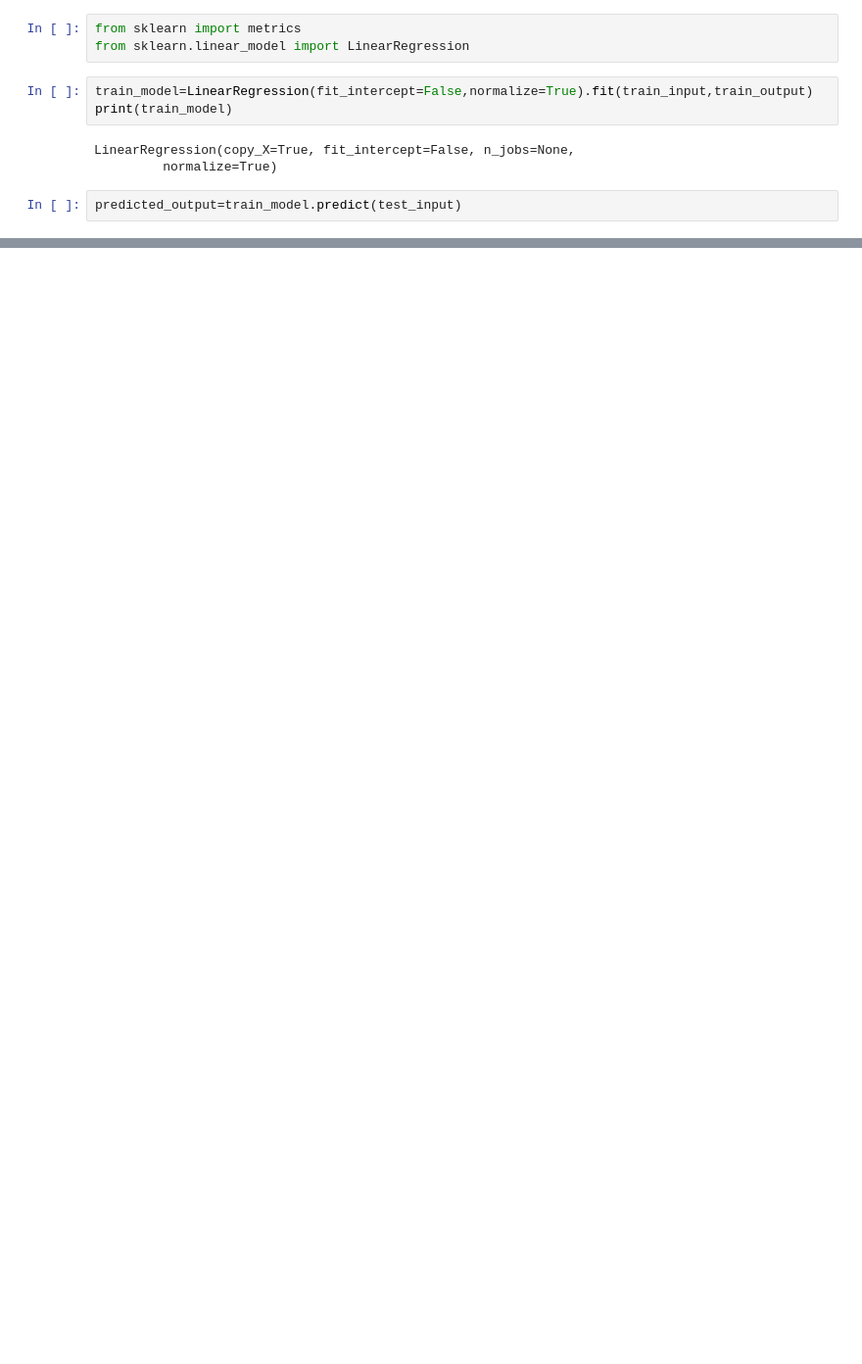
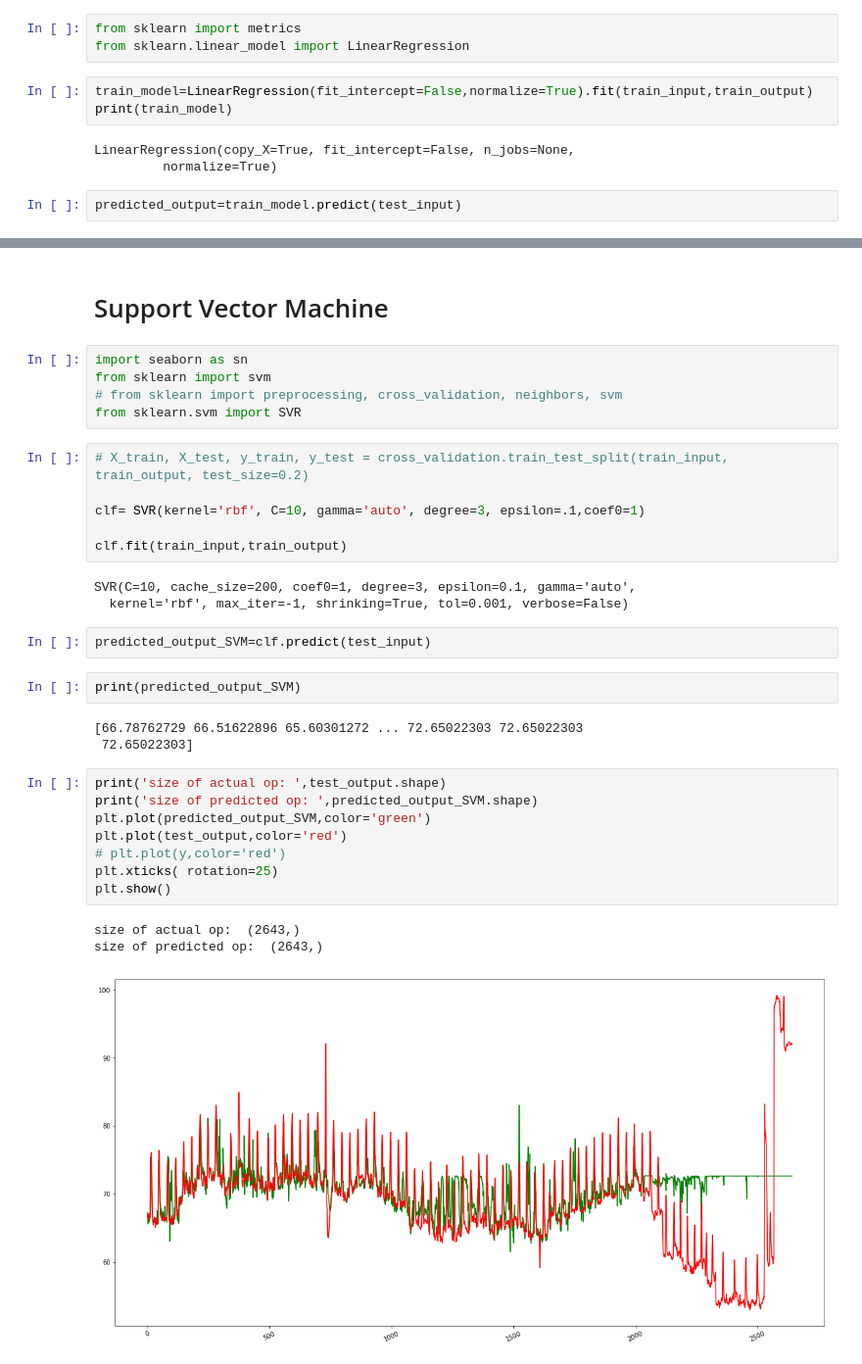
Before and after one commit to atifkarim/Time-Series-Forecasting-Using-Machine-Learning-Algorithm, a Jupyter notebook: Time_series_forecasting_with_regression_method.ipynb, the cells around one changed output, grey strips where cells are left out. Shown at 98% size. Drawn from its saved outputs; the diff is of its cells as text; blank space fills up the shorter version.

```diff
--- a/Time_series_forecasting_with_regression_method.ipynb
+++ b/Time_series_forecasting_with_regression_method.ipynb
@@ -148,0 +207,35 @@ print('RMSE: ',RMSE)
+# %% [markdown]
+# Support Vector Machine
+# %%
+import seaborn as sn
+from sklearn import svm
+# from sklearn import preprocessing, cross_validation, neighbors, svm
+from sklearn.svm import SVR
+# %%
+# X_train, X_test, y_train, y_test = cross_validation.train_test_split(train_input, train_output, test_size=0.2)
+
+clf= SVR(kernel='rbf', C=10, gamma='auto', degree=3, epsilon=.1,coef0=1)
+
+clf.fit(train_input,train_output)
+# %% [output]
+SVR(C=10, cache_size=200, coef0=1, degree=3, epsilon=0.1, gamma='auto',
+  kernel='rbf', max_iter=-1, shrinking=True, tol=0.001, verbose=False)
+# %%
+predicted_output_SVM=clf.predict(test_input)
+# %%
+print(predicted_output_SVM)
+# %% [output]
+[66.78762729 66.51622896 65.60301272 ... 72.65022303 72.65022303
+ 72.65022303]
+# %%
+print('size of actual op: ',test_output.shape)
+print('size of predicted op: ',predicted_output_SVM.shape)
+plt.plot(predicted_output_SVM,color='green')
+plt.plot(test_output,color='red')
+# plt.plot(y,color='red')
+plt.xticks( rotation=25)
+plt.show()
+# %% [output]
+size of actual op:  (2643,)
+size of predicted op:  (2643,)
+[figure, added]
```
Also changed, not shown: parts of 12 cells of this notebook.
